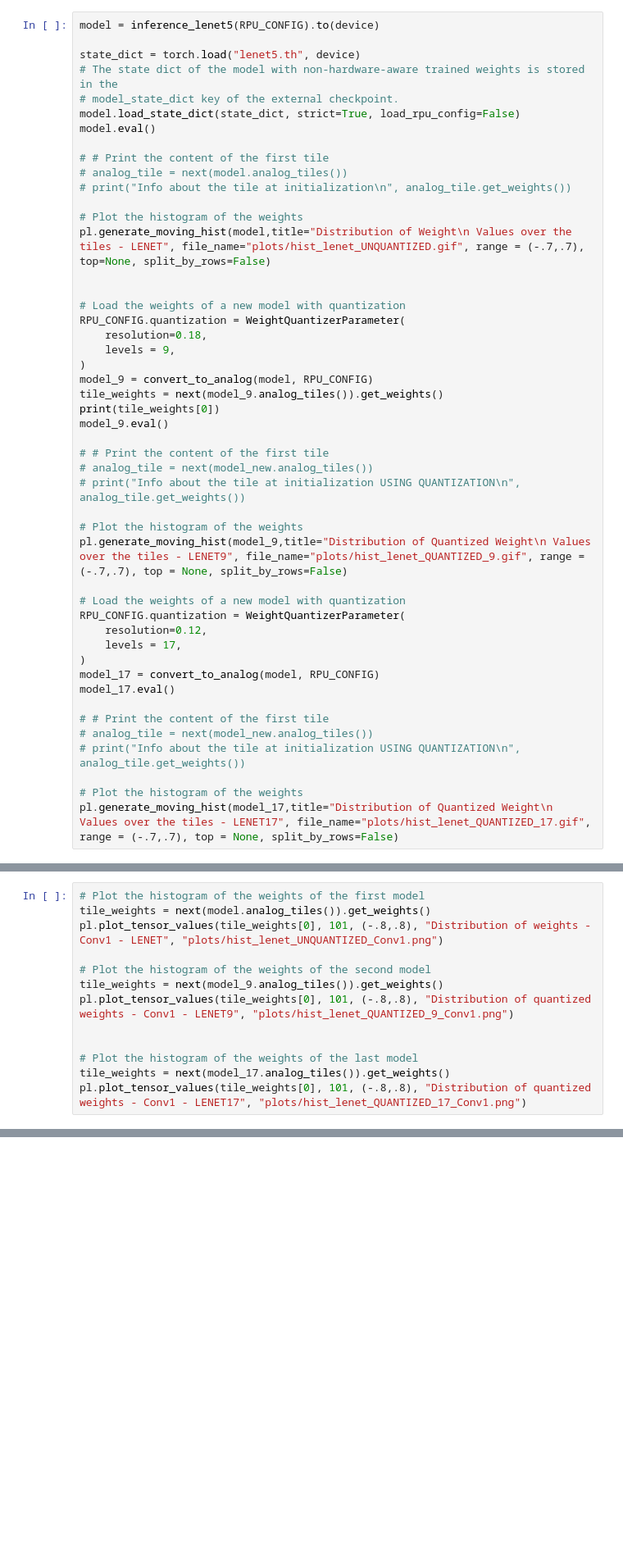
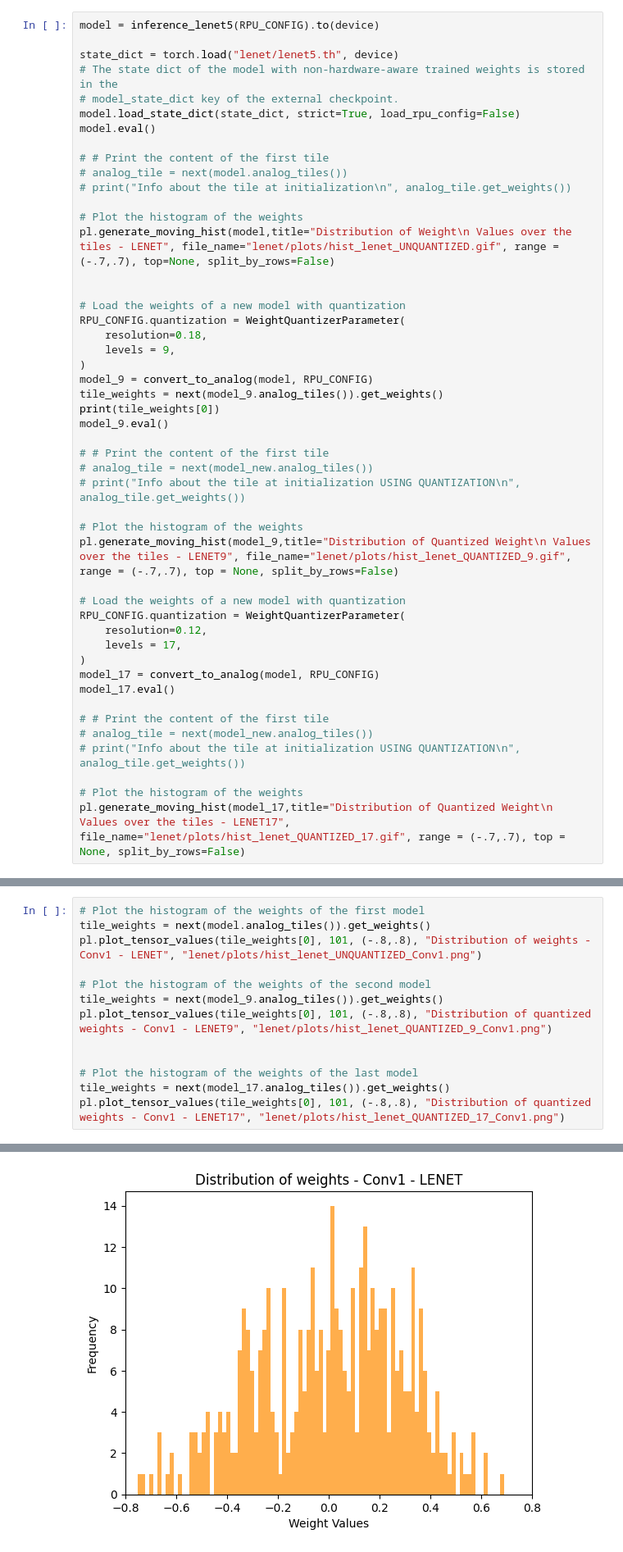
Before and after one commit to ApprehensiveKnee/aihwkit, a Jupyter notebook: sandbox/quantization.ipynb, the cells around one changed output, grey strips where cells are left out. Shown at 82% size. Drawn from its saved outputs; the diff is of its cells as text; blank space fills up the shorter version.

```diff
--- a/sandbox/quantization.ipynb
+++ b/sandbox/quantization.ipynb
@@ -267,7 +276,7 @@ A plot of the weights distribution is shown for both versions in the correspondi
 # %%
 model = inference_lenet5(RPU_CONFIG).to(device)
 
-state_dict = torch.load("lenet5.th", device)
+state_dict = torch.load("lenet/lenet5.th", device)
 # The state dict of the model with non-hardware-aware trained weights is stored in the
 # model_state_dict key of the external checkpoint.
 model.load_state_dict(state_dict, strict=True, load_rpu_config=False)
@@ -278,7 +287,7 @@ model.eval()
 # print("Info about the tile at initialization\n", analog_tile.get_weights())
 
 # Plot the histogram of the weights
-pl.generate_moving_hist(model,title="Distribution of Weight\n Values over the tiles - LENET", file_name="plots/hist_lenet_UNQUANTIZED.gif", range = (-.7,.7), top=None, split_by_rows=False)
+pl.generate_moving_hist(model,title="Distribution of Weight\n Values over the tiles - LENET", file_name="lenet/plots/hist_lenet_UNQUANTIZED.gif", range = (-.7,.7), top=None, split_by_rows=False)
 
 
 # Load the weights of a new model with quantization
@@ -296,7 +305,7 @@ model_9.eval()
 # print("Info about the tile at initialization USING QUANTIZATION\n", analog_tile.get_weights())
 
 # Plot the histogram of the weights
-pl.generate_moving_hist(model_9,title="Distribution of Quantized Weight\n Values over the tiles - LENET9", file_name="plots/hist_lenet_QUANTIZED_9.gif", range = (-.7,.7), top = None, split_by_rows=False)
+pl.generate_moving_hist(model_9,title="Distribution of Quantized Weight\n Values over the tiles - LENET9", file_name="lenet/plots/hist_lenet_QUANTIZED_9.gif", range = (-.7,.7), top = None, split_by_rows=False)
 
 # Load the weights of a new model with quantization
 RPU_CONFIG.quantization = WeightQuantizerParameter(
@@ -311,4 +320,4 @@ model_17.eval()
 # print("Info about the tile at initialization USING QUANTIZATION\n", analog_tile.get_weights())
 
 # Plot the histogram of the weights
-pl.generate_moving_hist(model_17,title="Distribution of Quantized Weight\n Values over the tiles - LENET17", file_name="plots/hist_lenet_QUANTIZED_17.gif", range = (-.7,.7), top = None, split_by_rows=False)
+pl.generate_moving_hist(model_17,title="Distribution of Quantized Weight\n Values over the tiles - LENET17", file_name="lenet/plots/hist_lenet_QUANTIZED_17.gif", range = (-.7,.7), top = None, split_by_rows=False)
@@ -330,13 +380,14 @@ print(analog_summary(model, (1, sample.shape[2], sample.shape[0], sample.shape[1
 # %%
 # Plot the histogram of the weights of the first model
 tile_weights = next(model.analog_tiles()).get_weights()
-pl.plot_tensor_values(tile_weights[0], 101, (-.8,.8), "Distribution of weights - Conv1 - LENET", "plots/hist_lenet_UNQUANTIZED_Conv1.png")
+pl.plot_tensor_values(tile_weights[0], 101, (-.8,.8), "Distribution of weights - Conv1 - LENET", "lenet/plots/hist_lenet_UNQUANTIZED_Conv1.png")
 
 # Plot the histogram of the weights of the second model
 tile_weights = next(model_9.analog_tiles()).get_weights()
-pl.plot_tensor_values(tile_weights[0], 101, (-.8,.8), "Distribution of quantized weights - Conv1 - LENET9", "plots/hist_lenet_QUANTIZED_9_Conv1.png")
+pl.plot_tensor_values(tile_weights[0], 101, (-.8,.8), "Distribution of quantized weights - Conv1 - LENET9", "lenet/plots/hist_lenet_QUANTIZED_9_Conv1.png")
 
 
 # Plot the histogram of the weights of the last model
 tile_weights = next(model_17.analog_tiles()).get_weights()
-pl.plot_tensor_values(tile_weights[0], 101, (-.8,.8), "Distribution of quantized weights - Conv1 - LENET17", "plots/hist_lenet_QUANTIZED_17_Conv1.png")
+pl.plot_tensor_values(tile_weights[0], 101, (-.8,.8), "Distribution of quantized weights - Conv1 - LENET17", "lenet/plots/hist_lenet_QUANTIZED_17_Conv1.png")
+# %% [output]
@@ -342,0 +411 @@ pl.plot_tensor_values(tile_weights[0], 101, (-.8,.8), "Distribution of quantized
+[figure, added]
```
Also changed, not shown: parts of 16 cells of this notebook, 53 other files.
